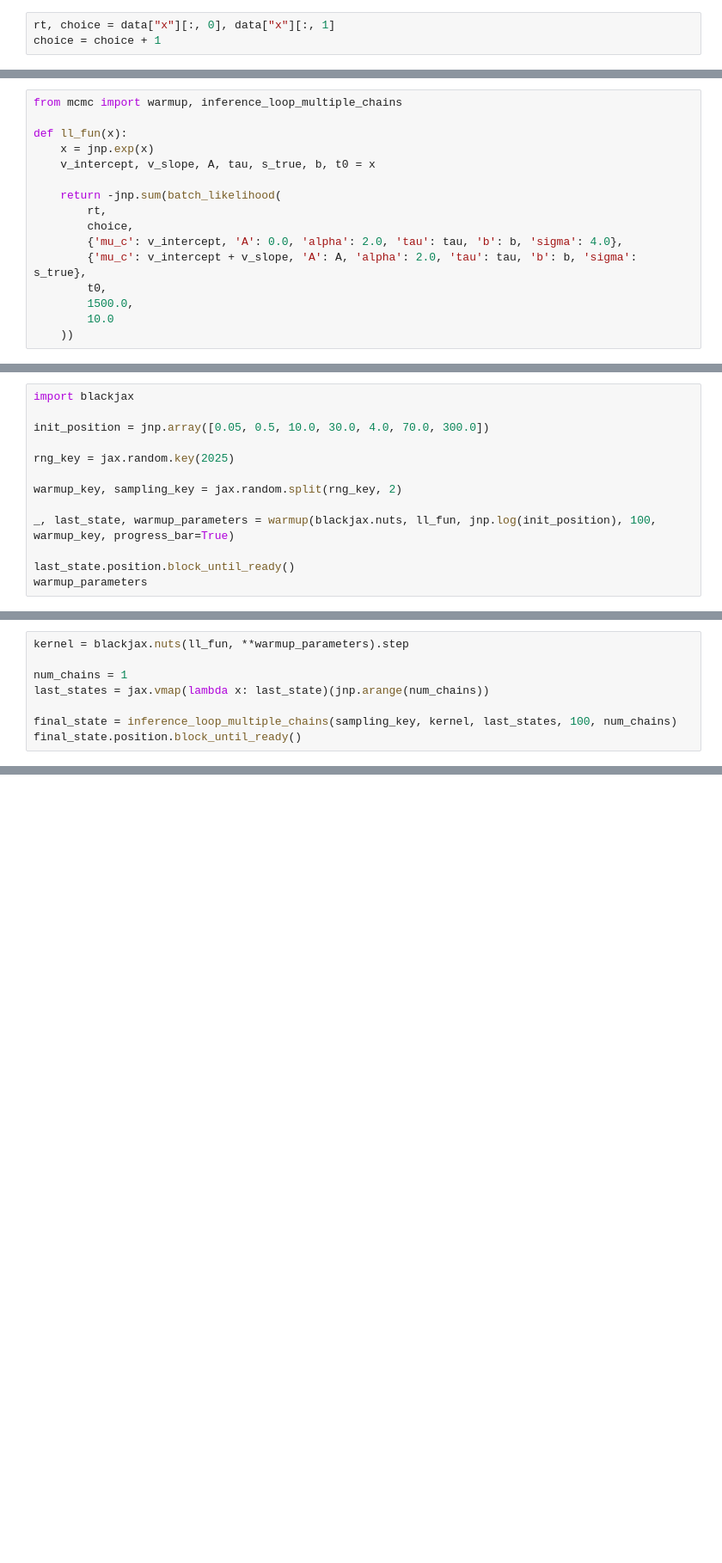
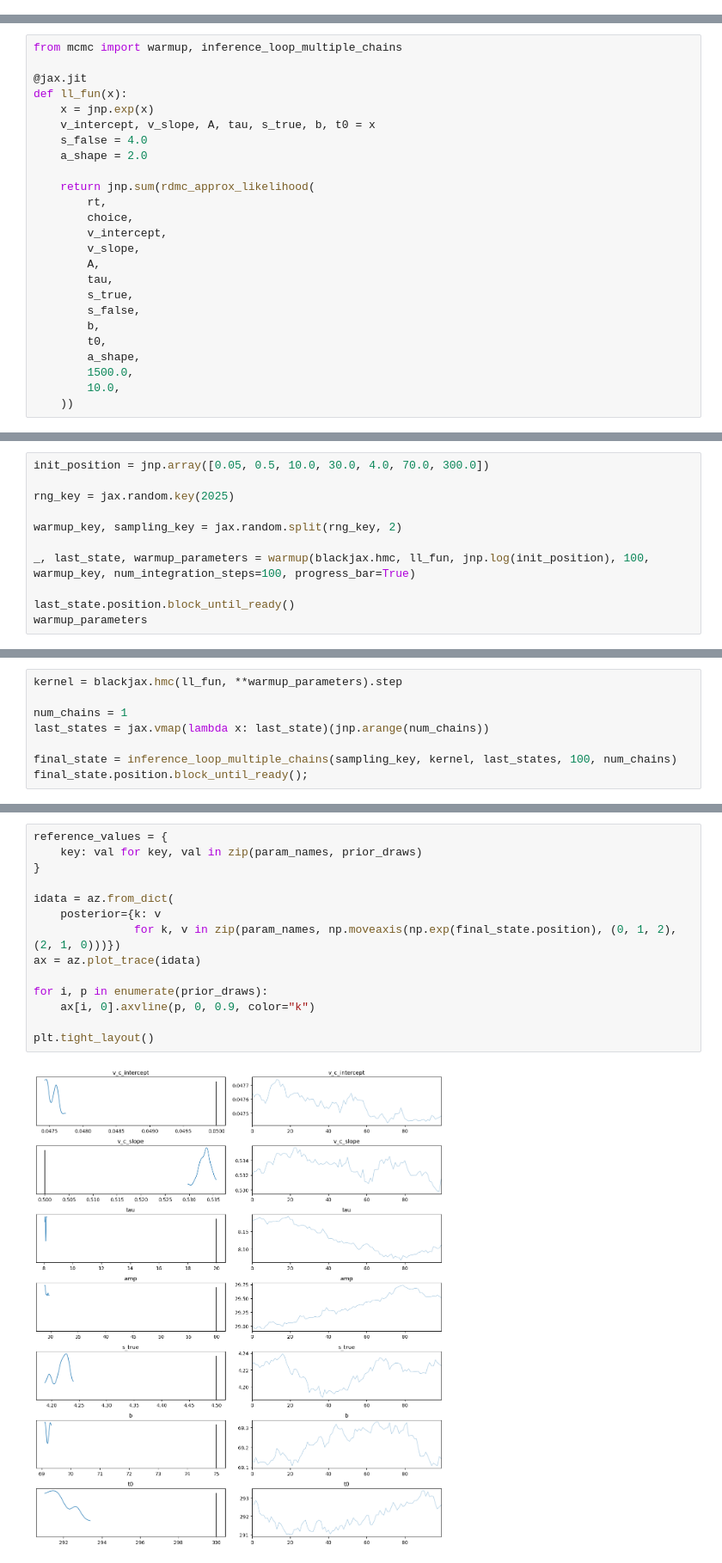
Before and after one commit to maltelueken/neural-race-model-estimation, a Jupyter notebook: rdmc_numerical_approx.ipynb, the cells around one changed output, grey strips where cells are left out. Shown at 86% size. Drawn from its saved outputs; the diff is of its cells as text; blank space fills up the shorter version.

```diff
--- a/rdmc_numerical_approx.ipynb
+++ b/rdmc_numerical_approx.ipynb
@@ -571,3 +60,0 @@ data = rdmc_experiment_simple(0.05, 0.5, 20, 60, 4.5, 4, 75, 300, 2, 500, 5000,
-# %%
-rt, choice = data["x"][:, 0], data["x"][:, 1]
-choice = choice + 1
@@ -594,16 +61,25 @@ Array(-2968.89392505, dtype=float64)
 # %%
 from mcmc import warmup, inference_loop_multiple_chains
 
+@jax.jit
 def ll_fun(x):
     x = jnp.exp(x)
     v_intercept, v_slope, A, tau, s_true, b, t0 = x
+    s_false = 4.0
+    a_shape = 2.0
 
-    return -jnp.sum(batch_likelihood(
+    return jnp.sum(rdmc_approx_likelihood(
         rt,
         choice,
-        {'mu_c': v_intercept, 'A': 0.0, 'alpha': 2.0, 'tau': tau, 'b': b, 'sigma': 4.0},
-        {'mu_c': v_intercept + v_slope, 'A': A, 'alpha': 2.0, 'tau': tau, 'b': b, 'sigma': s_true},
+        v_intercept,
+        v_slope,
+        A,
+        tau,
+        s_true,
+        s_false,
+        b,
         t0,
+        a_shape,
         1500.0,
-        10.0
+        10.0,
     ))
@@ -610,13 +90,11 @@ def ll_fun(x):
 # %%
-import blackjax
-
 init_position = jnp.array([0.05, 0.5, 10.0, 30.0, 4.0, 70.0, 300.0])
 
 rng_key = jax.random.key(2025)
 
 warmup_key, sampling_key = jax.random.split(rng_key, 2)
 
-_, last_state, warmup_parameters = warmup(blackjax.nuts, ll_fun, jnp.log(init_position), 100, warmup_key, progress_bar=True)
+_, last_state, warmup_parameters = warmup(blackjax.hmc, ll_fun, jnp.log(init_position), 100, warmup_key, num_integration_steps=100, progress_bar=True)
 
 last_state.position.block_until_ready()
 warmup_parameters
@@ -634,9 +113,9 @@ Array([4.83186762e-02, 5.13209463e-01, 9.99068978e+00, 2.98559387e+01,
 # %%
-kernel = blackjax.nuts(ll_fun, **warmup_parameters).step
+kernel = blackjax.hmc(ll_fun, **warmup_parameters).step
 
 num_chains = 1
 last_states = jax.vmap(lambda x: last_state)(jnp.arange(num_chains))
 
 final_state = inference_loop_multiple_chains(sampling_key, kernel, last_states, 100, num_chains)
-final_state.position.block_until_ready()
+final_state.position.block_until_ready();
 # %% [output]
@@ -645,0 +143,16 @@ blackjax.diagnostics.potential_scale_reduction(final_state.position)
+# %%
+reference_values = {
+    key: val for key, val in zip(param_names, prior_draws)
+}
+
+idata = az.from_dict(
+    posterior={k: v
+               for k, v in zip(param_names, np.moveaxis(np.exp(final_state.position), (0, 1, 2), (2, 1, 0)))})
+ax = az.plot_trace(idata)
+
+for i, p in enumerate(prior_draws):
+    ax[i, 0].axvline(p, 0, 0.9, color="k")
+
+plt.tight_layout()
+# %% [output]
+[figure, added]
```
Also changed, not shown: parts of 28 cells of this notebook, 11 other files.
